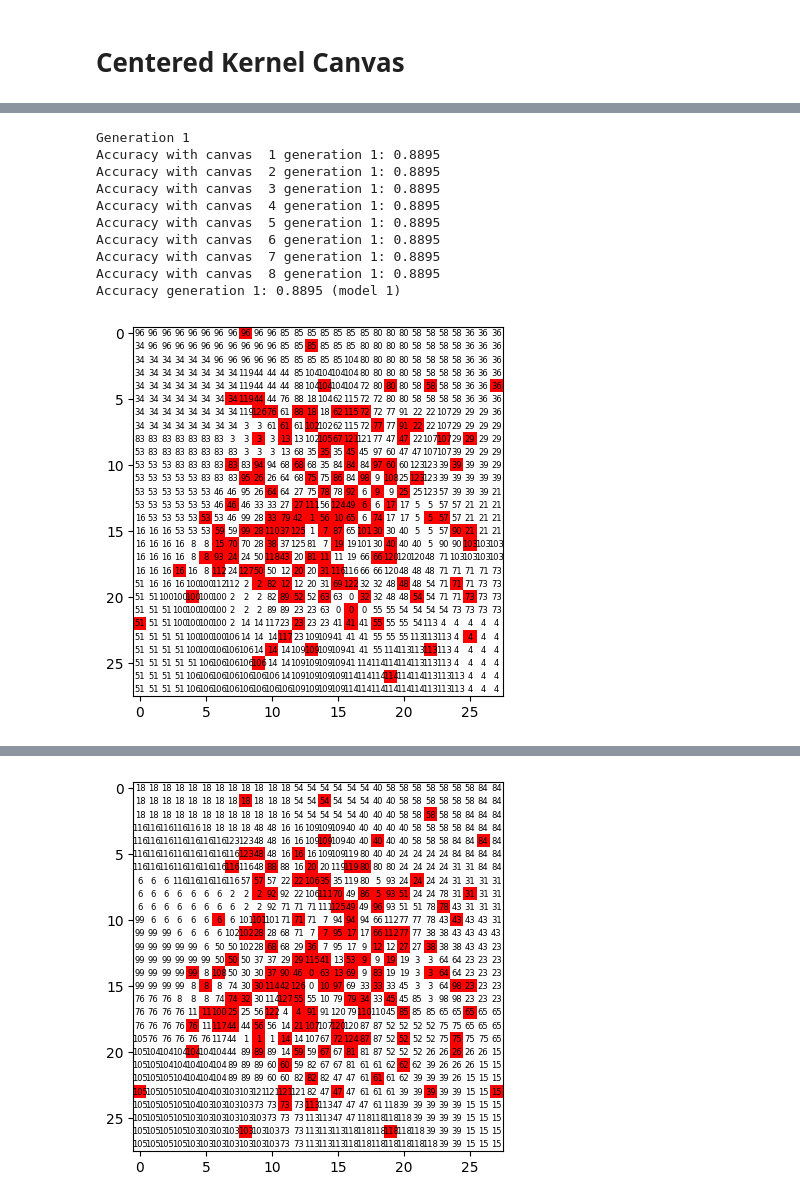
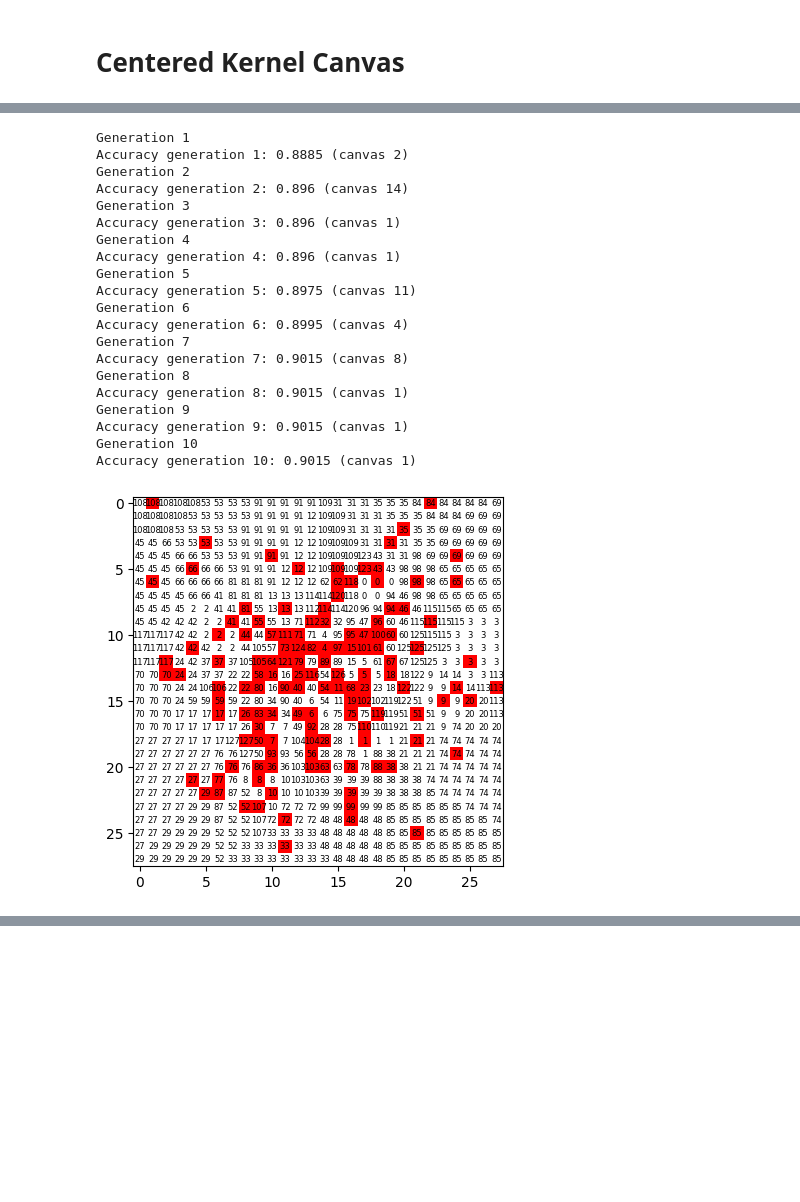
Before and after one commit to alexandrechiacchio/CPS841-Redes-Neurais-Sem-Peso, a Jupyter notebook: tst.ipynb, the cells around one changed output, grey strips where cells are left out. Cells and saved outputs as stored; diff of their text form; code cells hidden in the pictures; blank space fills up the shorter version.

```diff
--- a/tst.ipynb
+++ b/tst.ipynb
@@ -117,6 +117,21 @@ class RandomKernelCanvas():
         fig, ax = plt.subplots()
         ax.imshow(canvas, vmin=0, vmax=1)
         plt.show()
+
+    def mutate(self, mutationFactor=0.1):
+        kernel_points_list = list(self.kernel_points)
+        random_indices = np.random.choice(len(kernel_points_list), size=int(self.numberOfKernels * mutationFactor), replace=False)
+        directions = [(-1, 0), (1, 0), (0, -1), (0, 1)]  # up, down, left, right
+        for i in (random_indices):
+            row, col = kernel_points_list[i]
+            direction = np.random.choice(range(len(directions)))
+            new_row = int(row + directions[direction][0])
+            new_col = int(col + directions[direction][1])
+            if ((new_row, new_col) not in self.kernel_points) and (new_row >= 0 and new_row < self.shape[0] and new_col >= 0 and new_col < self.shape[1]):
+                self.kernel_points.remove((row, col))
+                self.kernel_points.add((new_row, new_col))
+
+        self.findClosestKernels()
 # %%
 tst = RandomKernelCanvas((28, 28), 128, bitsByKernel=1, activationDegree=0.07)
 tst.showCanvas()
@@ -246,26 +245,32 @@ np.float64(0.7255)
 # %%
-from joblib import Parallel, delayed
 from multiprocessing import cpu_count
 from concurrent.futures import ProcessPoolExecutor
+import copy
 
-generations = 10
+generations = 100
 canvas = CenteredKernelCanvas((28, 28), 128, bitsByKernel=1, activationDegree=0.07)
 canvas.showCanvas()
 model = wp.Wisard(16, verbose=True)
 
-def transform_train(canvas):
-    return [canvas.transform(x) for x in X_train]
+canvas2 = canvas
 
-def transform_test(canvas):
-    return [canvas.transform(x) for x in X_test]
+def transform_train(aux):
+    return [aux.transform(x) for x in X_train]
+
+def transform_test(aux):
+    return [aux.transform(x) for x in X_test]
 
 for i in range(generations):
-    print(f"Generation {i+1}")
-    genePool = [canvas] * cpu_count()
-    # genePool = [canvas] * 4
+    # print(f"Generation {i+1}")
+    # genePool = [canvas]
+    genePool = [copy.deepcopy(canvas) for _ in range(8)]
 
-    for canvas in genePool:
-        canvas.mutate(mutationFactor=0.1)
+    for canvas in genePool[1:]:
+        canvas.mutate(mutationFactor=np.random.uniform(0.01, 0.5))
+
+    for _ in range(cpu_count() - len(genePool)):
+        genePool.append(CenteredKernelCanvas((28, 28), 128, bitsByKernel=1, activationDegree=0.07))
+
 
     with ProcessPoolExecutor() as executor:
         train_points_list = list(executor.map(transform_train, genePool))
@@ -281,14 +286,14 @@ for i in range(generations):
         model.train(train_ds)
         pred = model.classify(test_ds_list[j])
         acc = accuracy(pred, y_test)
-        print(f"Accuracy with canvas  {j+1} generation {i+1}: {acc}")
         if acc > best_accuracy:
             best_accuracy = acc
             best_model_index = j
         model.untrain(train_ds)
 
 
-    print(f"Accuracy generation {i+1}: {best_accuracy} (model {best_model_index+1})")
-    genePool[best_model_index].showCanvas()
+    print(f"Accuracy generation {i+1}: {best_accuracy} (canvas {best_model_index+1})")
     canvas = genePool[best_model_index]  # Keep the best canvas for the next generation
+
+canvas.showCanvas()
 # %% [output]
@@ -296,11 +301,21 @@ for i in range(generations):
 Generation 1
-Accuracy with canvas  1 generation 1: 0.8895
-Accuracy with canvas  2 generation 1: 0.8895
-Accuracy with canvas  3 generation 1: 0.8895
-Accuracy with canvas  4 generation 1: 0.8895
-Accuracy with canvas  5 generation 1: 0.8895
-Accuracy with canvas  6 generation 1: 0.8895
-Accuracy with canvas  7 generation 1: 0.8895
-Accuracy with canvas  8 generation 1: 0.8895
-Accuracy generation 1: 0.8895 (model 1)
+Accuracy generation 1: 0.8885 (canvas 2)
+Generation 2
+Accuracy generation 2: 0.896 (canvas 14)
+Generation 3
+Accuracy generation 3: 0.896 (canvas 1)
+Generation 4
+Accuracy generation 4: 0.896 (canvas 1)
+Generation 5
+Accuracy generation 5: 0.8975 (canvas 11)
+Generation 6
+Accuracy generation 6: 0.8995 (canvas 4)
+Generation 7
+Accuracy generation 7: 0.9015 (canvas 8)
+Generation 8
+Accuracy generation 8: 0.9015 (canvas 1)
+Generation 9
+Accuracy generation 9: 0.9015 (canvas 1)
+Generation 10
+Accuracy generation 10: 0.9015 (canvas 1)
-[figure, old version]
+[figure, new version]
@@ -317 +321,0 @@ Accuracy generation 2: 0.9045 (model 1)
-[figure, removed]
```
Also changed, not shown: parts of 11 cells of this notebook, 1 other file.
